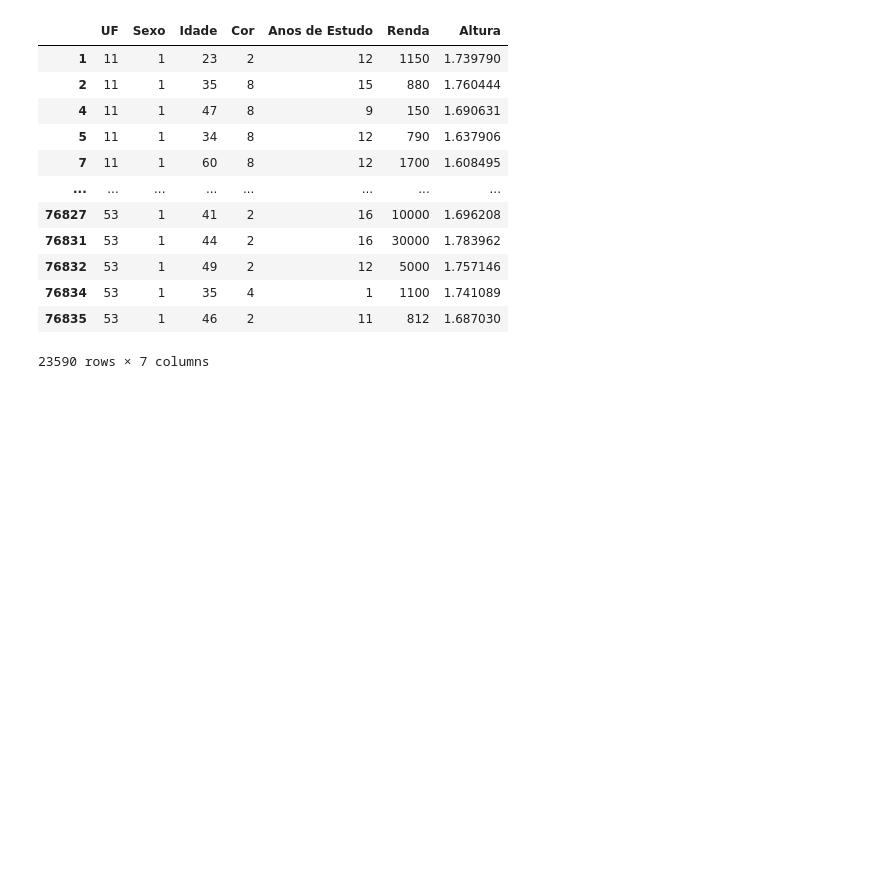
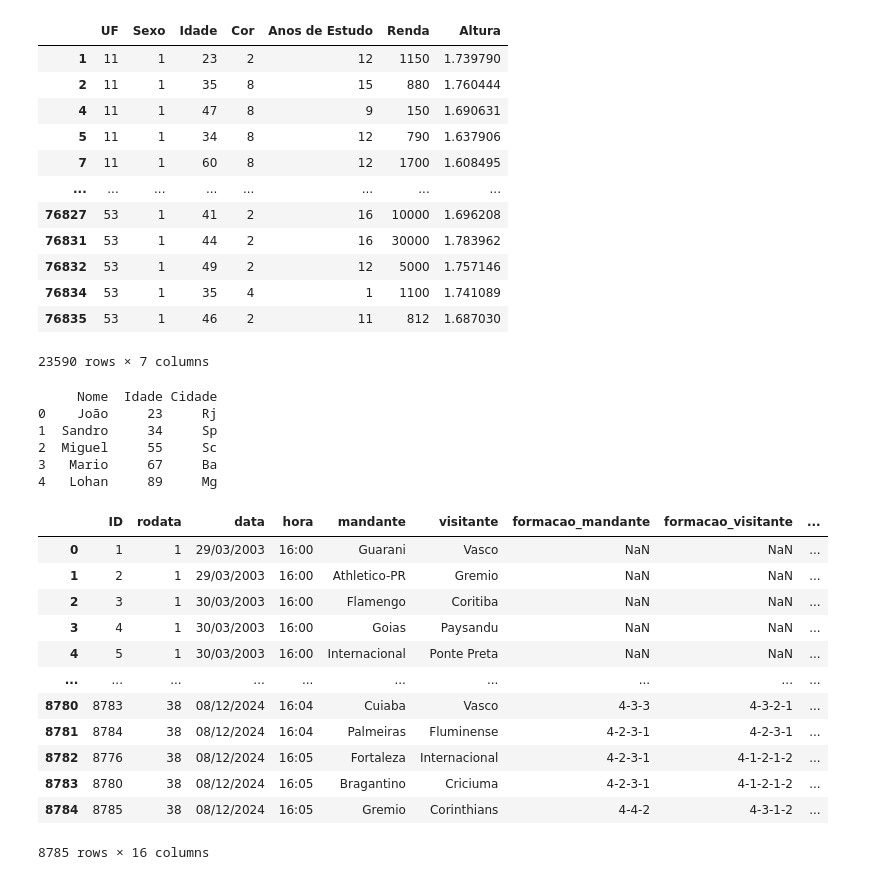
Before and after one commit to Otavioazeved/Vizualiza-o-de-Dados, a Jupyter notebook: Eletiva.ipynb, the cells around one changed output. Saved outputs shown, nothing was run; the diff lists cells and outputs as text; code cells hidden in the pictures; blank space fills up the shorter version.

Commit message:
Importando tabela brasileirão do kaggle

```diff
--- a/Eletiva.ipynb
+++ b/Eletiva.ipynb
@@ -136,0 +139,37 @@ df_mulheres
+# %%
+dados = {
+    'Nome': ['João', 'Sandro', 'Miguel', 'Mario','Lohan'],
+    'Idade': [23,34,55,67,89],
+    'Cidade': ['Rj', 'Sp', 'Sc', 'Ba', 'Mg']
+    }
+df = pd.DataFrame(dados)
+print(df)
+df.to_csv('meu dados', index=False)
+# %% [output]
+     Nome  Idade Cidade
+0    João     23     Rj
+1  Sandro     34     Sp
+2  Miguel     55     Sc
+3   Mario     67     Ba
+4   Lohan     89     Mg
+# %%
+import pandas as pd
+import numpy as np
+import matplotlib.pyplot as plt
+
+df = pd.read_csv('br.csv')
+df
+# %% [output]
+|  | ID | rodata | data | hora | mandante | visitante | formacao_mandante | formacao_visitante | ... |
+| 0 | 1 | 1 | 29/03/2003 | 16:00 | Guarani | Vasco | NaN | NaN | ... |
+| 1 | 2 | 1 | 29/03/2003 | 16:00 | Athletico-PR | Gremio | NaN | NaN | ... |
+| 2 | 3 | 1 | 30/03/2003 | 16:00 | Flamengo | Coritiba | NaN | NaN | ... |
+| 3 | 4 | 1 | 30/03/2003 | 16:00 | Goias | Paysandu | NaN | NaN | ... |
+| 4 | 5 | 1 | 30/03/2003 | 16:00 | Internacional | Ponte Preta | NaN | NaN | ... |
+| ... | ... | ... | ... | ... | ... | ... | ... | ... | ... |
+| 8780 | 8783 | 38 | 08/12/2024 | 16:04 | Cuiaba | Vasco | 4-3-3 | 4-3-2-1 | ... |
+| 8781 | 8784 | 38 | 08/12/2024 | 16:04 | Palmeiras | Fluminense | 4-2-3-1 | 4-2-3-1 | ... |
+| 8782 | 8776 | 38 | 08/12/2024 | 16:05 | Fortaleza | Internacional | 4-2-3-1 | 4-1-2-1-2 | ... |
+| 8783 | 8780 | 38 | 08/12/2024 | 16:05 | Bragantino | Criciuma | 4-2-3-1 | 4-1-2-1-2 | ... |
+| 8784 | 8785 | 38 | 08/12/2024 | 16:05 | Gremio | Corinthians | 4-4-2 | 4-3-1-2 | ... |
+8785 rows × 16 columns
```
Also changed, not shown: parts of 1 cell of this notebook.
